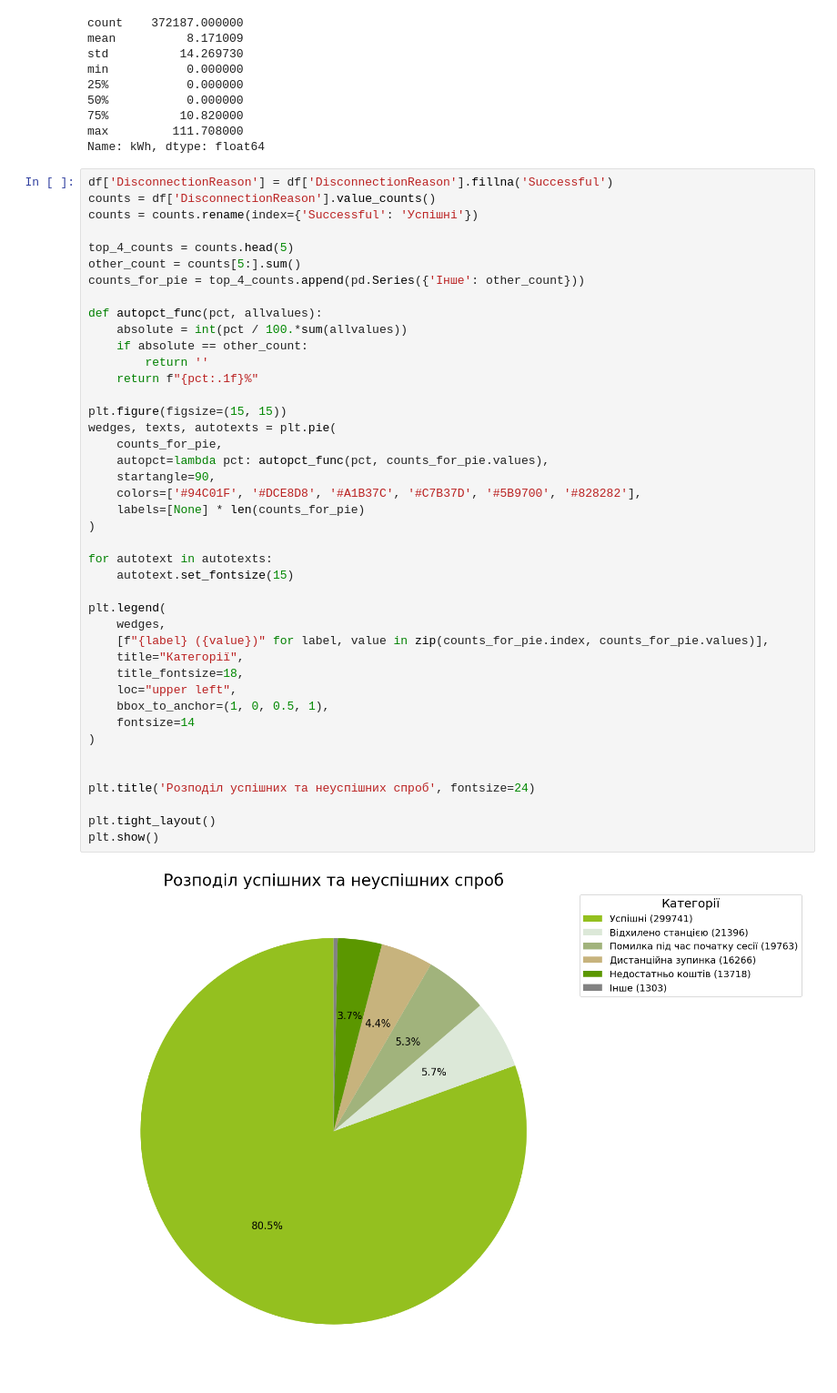
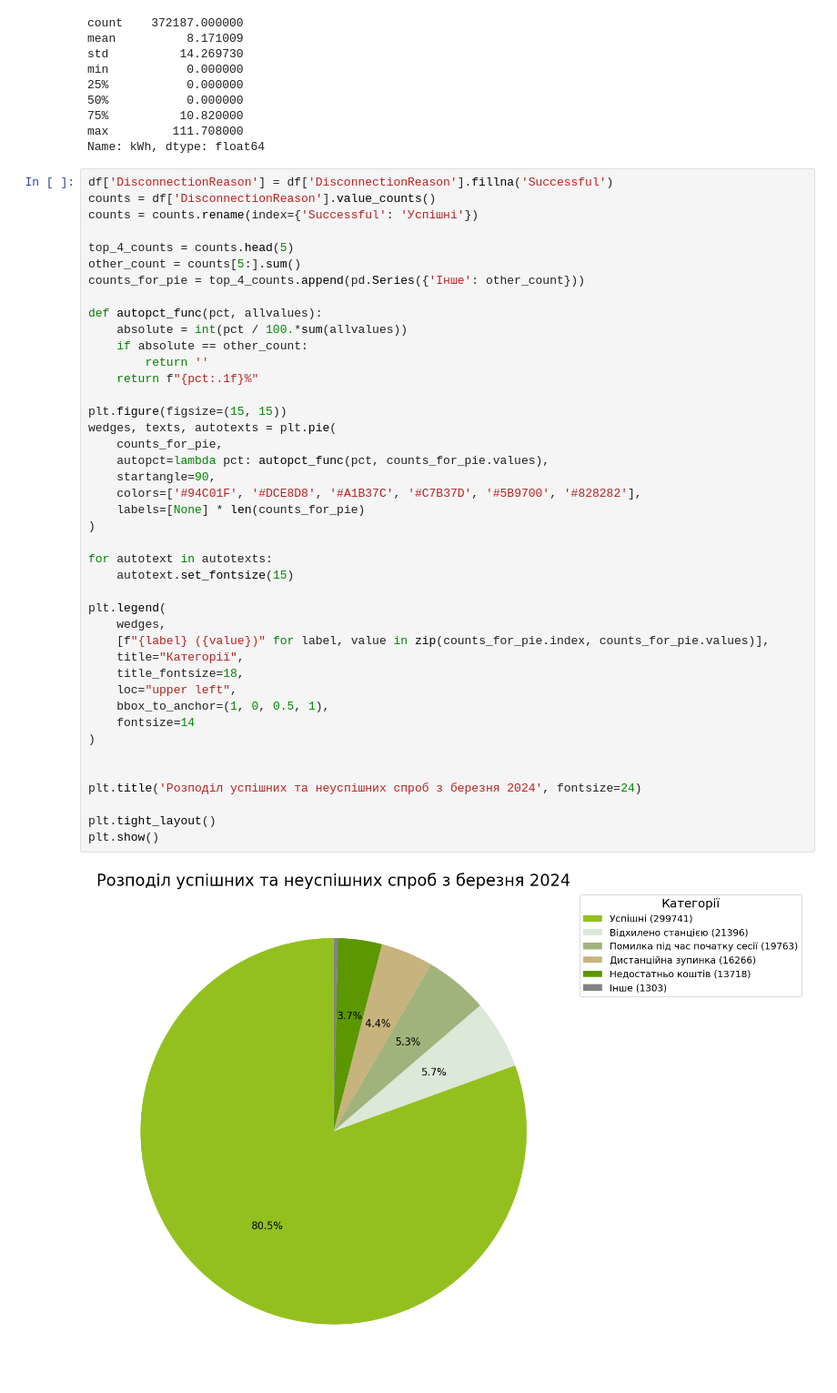
Before and after one commit to Lkupybida/ArtficialInteligenceCourseProject, a Jupyter notebook: nastiia.ipynb, the cells around one changed output. Shown at 91% size. Saved outputs shown, nothing was run; the diff lists cells and outputs as text.

```diff
--- a/nastiia.ipynb
+++ b/nastiia.ipynb
@@ -42,32 +43,32 @@ def autopct_func(pct, allvalues):
         return ''
     return f"{pct:.1f}%"
 
 plt.figure(figsize=(15, 15))
 wedges, texts, autotexts = plt.pie(
     counts_for_pie,
     autopct=lambda pct: autopct_func(pct, counts_for_pie.values),
     startangle=90,
     colors=['#94C01F', '#DCE8D8', '#A1B37C', '#C7B37D', '#5B9700', '#828282'],
     labels=[None] * len(counts_for_pie)
 )
 
 for autotext in autotexts:
     autotext.set_fontsize(15)
 
 plt.legend(
     wedges,
     [f"{label} ({value})" for label, value in zip(counts_for_pie.index, counts_for_pie.values)],
     title="Категорії",
     title_fontsize=18,
     loc="upper left",
     bbox_to_anchor=(1, 0, 0.5, 1),
     fontsize=14
 )
 
 
-plt.title('Розподіл успішних та неуспішних спроб', fontsize=24)
+plt.title('Розподіл успішних та неуспішних спроб з березня 2024', fontsize=24)
 
 plt.tight_layout()
 plt.show()
 # %% [output]
-[figure, old version]
+[figure, new version]
```
Also changed, not shown: parts of 3 cells of this notebook.
